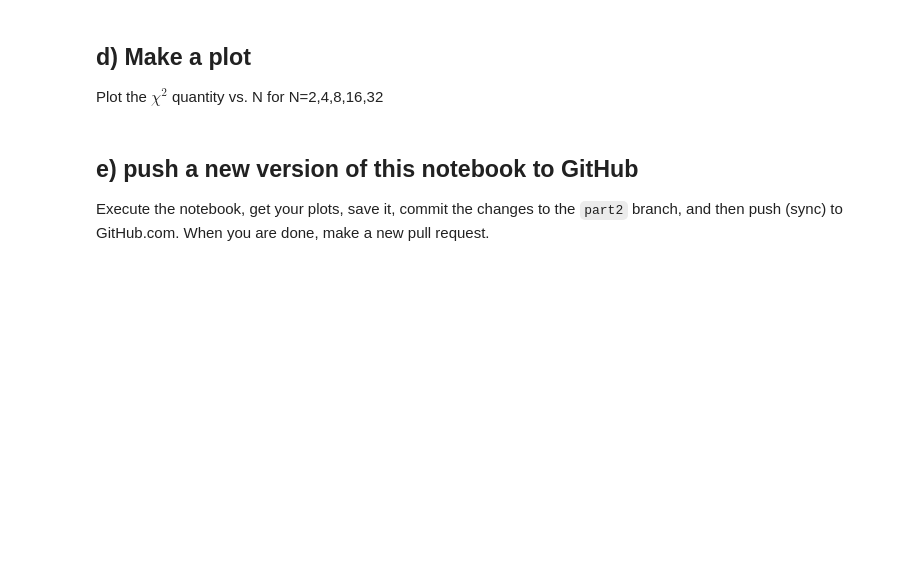
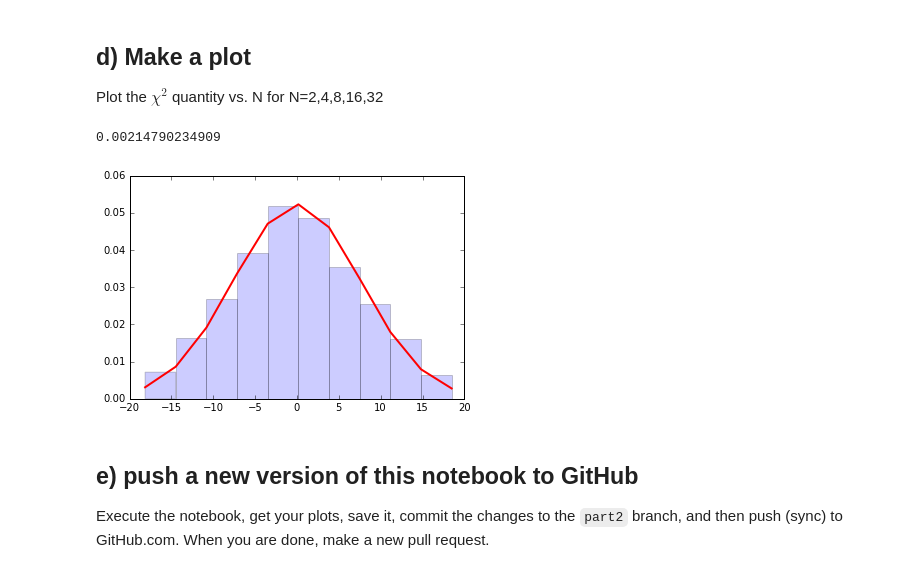
Before and after one commit to cranmer/intro-exp-phys-II, a Jupyter notebook: Central-Limit-Theorem.ipynb, the cells around one changed output. Drawn from its saved outputs; the diff is of its cells as text; code cells hidden in the pictures; blank space fills up the shorter version.

Commit message:
added chisquared messy code

```diff
--- a/Central-Limit-Theorem.ipynb
+++ b/Central-Limit-Theorem.ipynb
@@ -229,20 +340,49 @@ def do_random_convolution_with_chi2(list_of_distributions, N):
     mean_q = 0.
 
     for dist_class in np.random.choice(list_of_distributions,N):
-        dist = dist_class()
+        dist = distributions.Dist_kc90_3()
         q = q+dist.rvs(n_samples)
         var_q = var_q + dist.std()**2
         mean_q = mean_q + dist.mean()
 
     std_q = np.sqrt( var_q )
+#     chi = np.zeros(n_samples)
+#     for i in range(n_samples):
+#         chi[i] = ((q[i]-dist.pdf(q[i]))**2)/dist.pdf(q[i])
+#         print chi[i]
+#         print q[i]
 
 
-    counts, bins, patches = plt.hist(q,bins=50, normed=True, alpha=.2)
+    counts, bins, patches = plt.hist(q,bins=10, normed=True, alpha=.2)
+#     print bins
+#     print counts
+
+#     for i in range()
+    ex = norm.pdf(bins,loc=mean_q, scale=std_q)
+#     chi = np.sum(((counts-exp)**2)/exp)
+#     print str(len(counts))
+#     print str(len(exp))
+    chi = np.zeros(len(counts))
+    exp = 0
+    for i in range(len(counts)):
+        exp = (ex[i]+ex[i+1])/2
+        chi[i] = ((counts[i]-exp)**2)/exp
+    chi2 = np.sum(chi)
+    print chi2
+#     print scipy.stats.chisquare(counts)
     plt.plot(bins, norm.pdf(bins,loc=mean_q, scale=std_q), lw=2, c='r')
+
+#     countf, binf, patchef = plt.hist(chi,bins=50, normed=True, alpha=.2)
+#     plt.plot(binf, norm.pdf(binf,loc=mean_q, scale=std_q), lw=2, c='b')
 # %% [markdown]
 ## d) Make a plot
 
 Plot the $\chi^2$ quantity vs. N for N=2,4,8,16,32
+# %%
+do_random_convolution_with_chi2(ok_distributions_list,2)
+# %% [output]
+0.00214790234909
+[figure, added]
 # %% [markdown]
 ## e) push a new version of this notebook to GitHub
 
```
Also changed, not shown: parts of 16 cells of this notebook.
